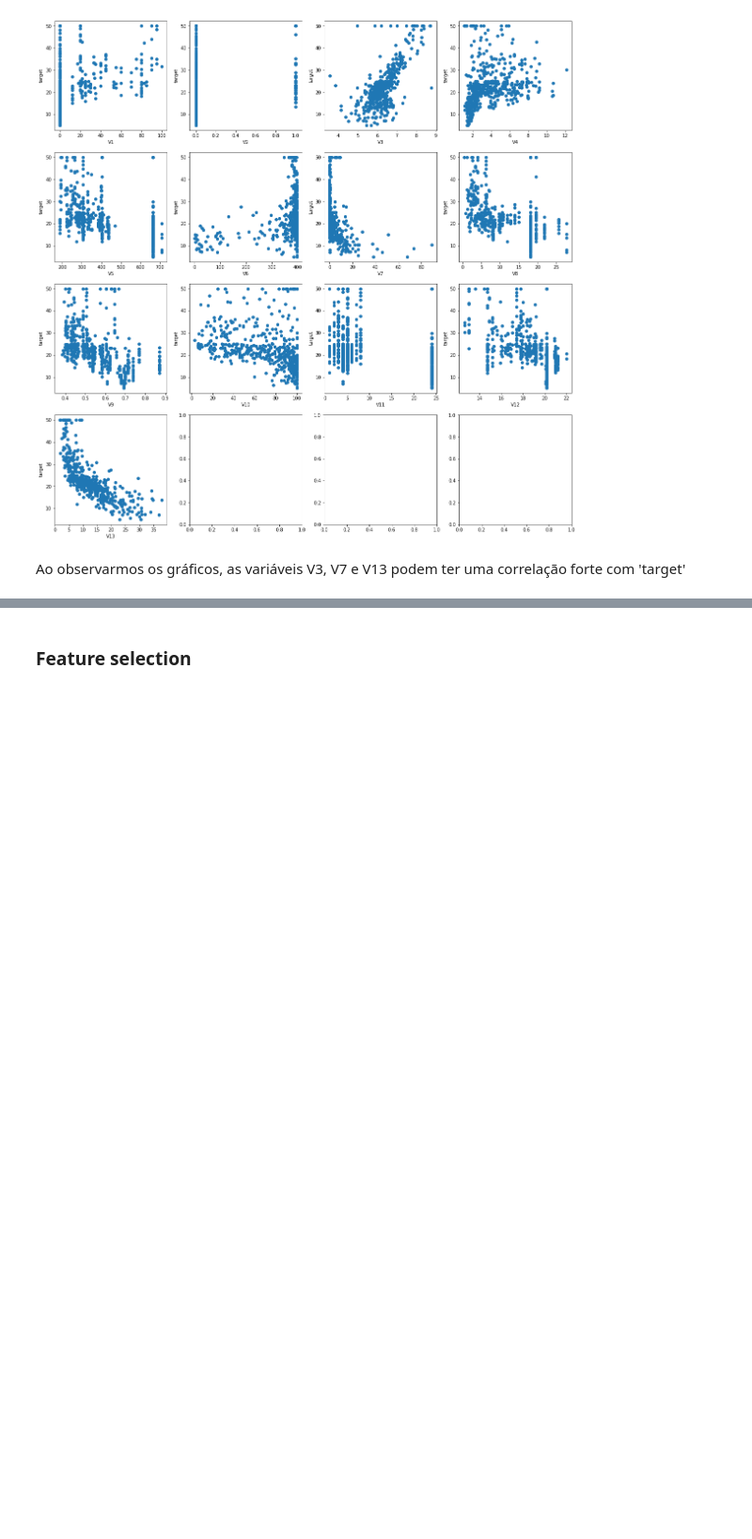
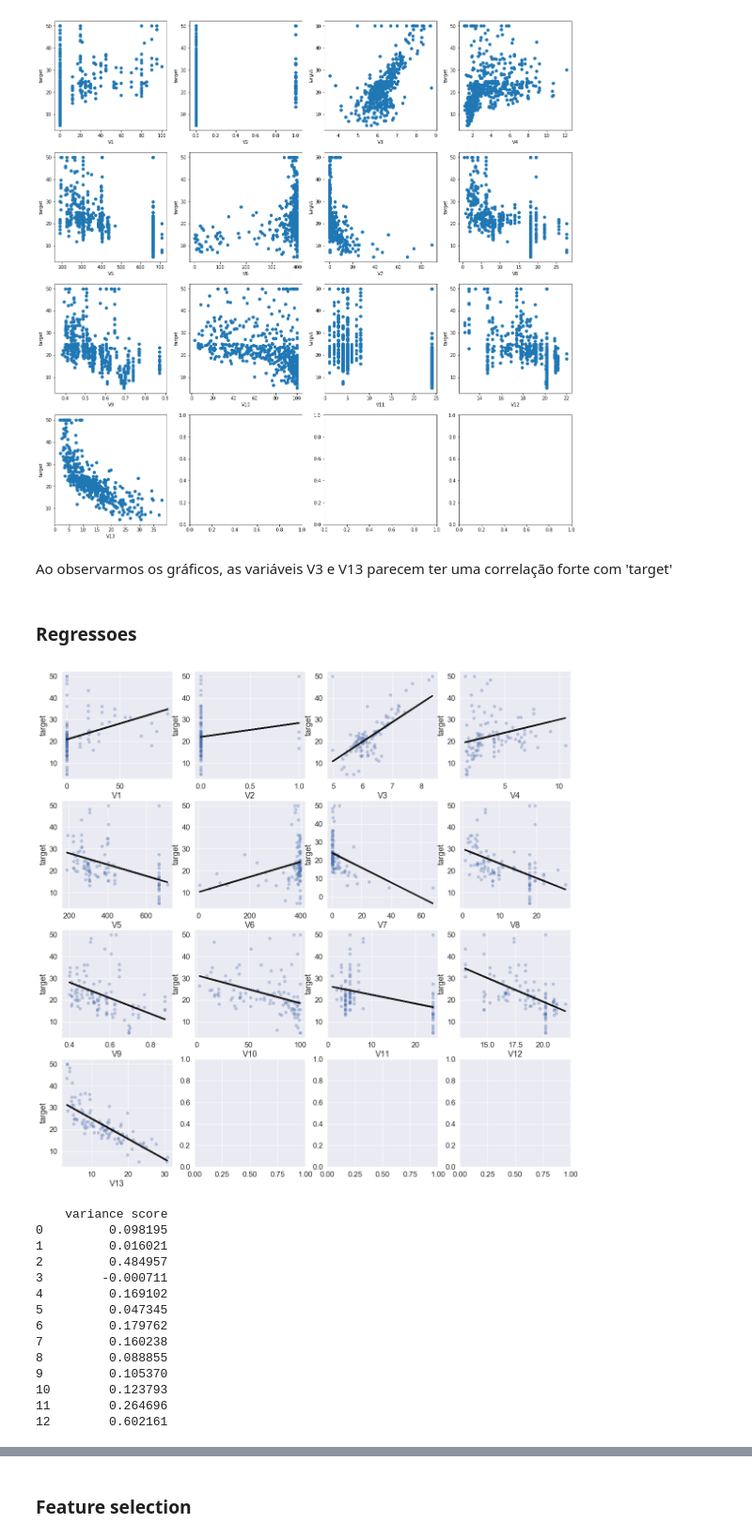
Before and after one commit to andreisha/inf1032-datascience, a Jupyter notebook: T2.1 - Modelos de Regressao Linear.ipynb, the cells around one changed output, grey strips where cells are left out. Shown at 94% size. Drawn from its saved outputs; the diff is of its cells as text; code cells hidden in the pictures; blank space fills up the shorter version.

Commit message:
T2.1 correlação das variáveis com 'target' + alpha = 0.2 no lasso

```diff
--- a/T2.1 - Modelos de Regressao Linear.ipynb
+++ b/T2.1 - Modelos de Regressao Linear.ipynb
@@ -89,6 +89,31 @@ data.describe()
 | max | 100.000000 | 1.000000 | 8.780000 | 12.126500 | 711.000000 | 396.900000 | 88.976200 | 27.740000 | 0.871000 | 100.000000 | 24.000000 | ... |
 # %% [markdown]
 # Algoritmos usados
+# %%
+def regressaoLinear(data,colunaX,colunaY,test_size, ax):
+    dfTrain, dfTest = train_test_split(data, test_size=test_size,  random_state = seed_value)
+    X_train = dfTrain[colunaX][:, np.newaxis]
+    y_train = dfTrain[colunaY]
+
+    X_test = dfTest[colunaX][:, np.newaxis]
+    y_test = dfTest[colunaY]
+
+    # Create linear regression object
+    regr = sk.linear_model.LinearRegression()
+
+    # Train the model using the training sets
+    regr.fit(X_train, y_train)
+
+    # Make predictions using the testing set
+    y_pred = regr.predict(X_test)
+
+    # Plot outputs
+    ax.scatter(X_test, y_test, alpha=0.3)
+    ax.plot(X_test, y_pred, color='k', linewidth=3)
+
+    ax.set(xlabel = colunaX, ylabel = 'target')
+    v_score = r2_score(y_test, y_pred)
+    return regr, v_score
 # %%
 # Modelo
 def modeloRegressao(data,predictors, lasso = False):
@@ -164,4 +189,41 @@ for column in columns:
 # %% [output]
 [figure]
 # %% [markdown]
-Ao observarmos os gráficos, as variáveis V3, V7 e V13 podem ter uma correlação forte com 'target'
+Ao observarmos os gráficos, as variáveis V3 e V13 parecem ter uma correlação forte com 'target'
+# %% [markdown]
+### Regressoes
+# %%
+fig, (axes) = plt.subplots(nrows=4, ncols=4, figsize=(20,20))
+columns = list(data.columns)
+aX = 0 # counting the ax
+line_plot = 0 # counting the line in the plot
+V_scores = []
+for column in columns:
+    if (column != 'target'):
+        x = data[column]
+        ax = axes[line_plot, aX%4]
+        regr1, v_score = regressaoLinear(data, column, 'target', 0.2, ax)
+        V_scores.append(v_score)
+        if (aX%4 == 3):
+            line_plot += 1
+        aX += 1
+plt.show()
+scores = pd.DataFrame(V_scores)
+scores.rename(columns={0:'variance score'}, inplace=True)
+print(scores)
+# %% [output]
+[figure, added]
+    variance score
+0         0.098195
+1         0.016021
+2         0.484957
+3        -0.000711
+4         0.169102
+5         0.047345
+6         0.179762
+7         0.160238
+8         0.088855
+9         0.105370
+10        0.123793
+11        0.264696
+12        0.602161
```
Also changed, not shown: parts of 5 cells of this notebook.
